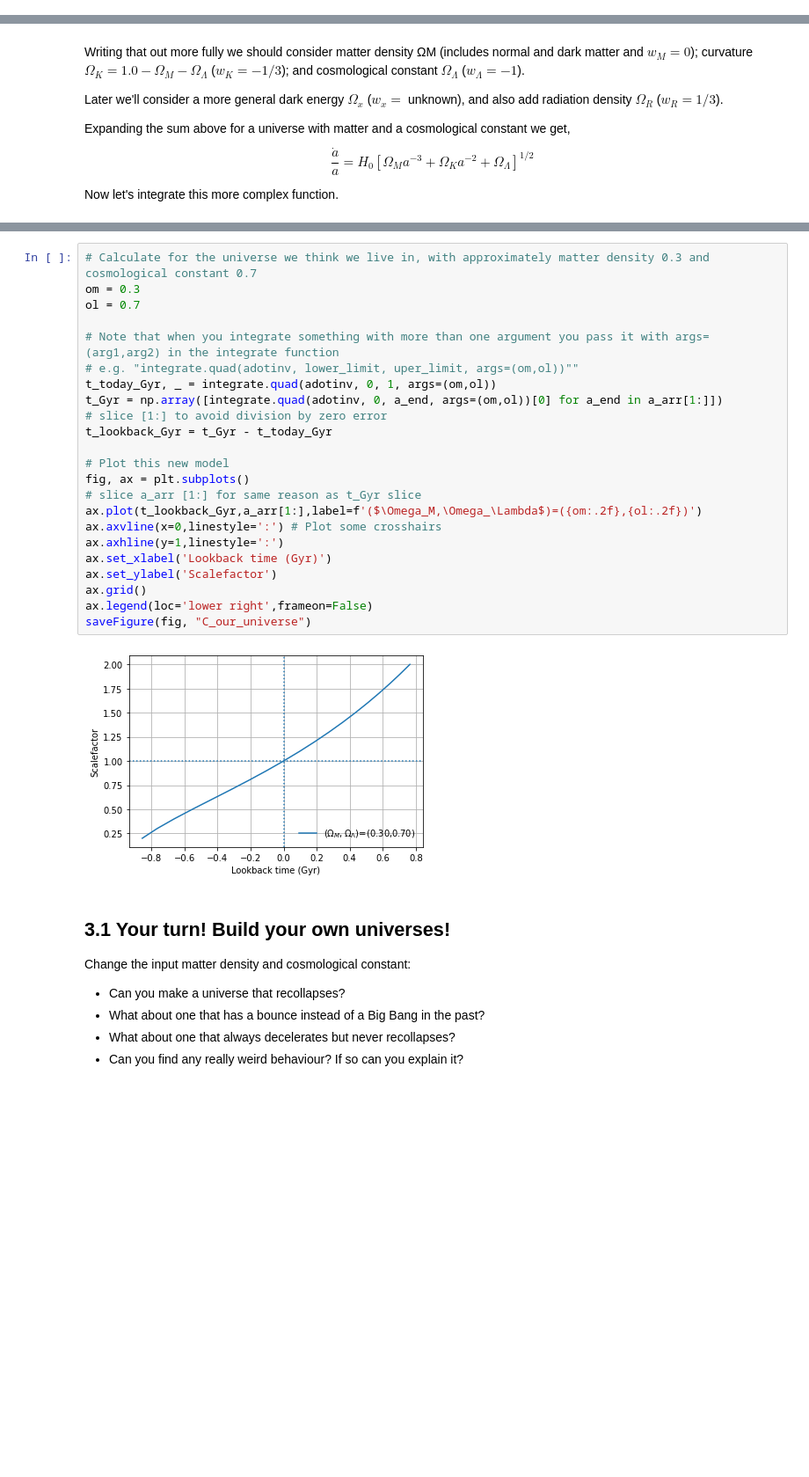
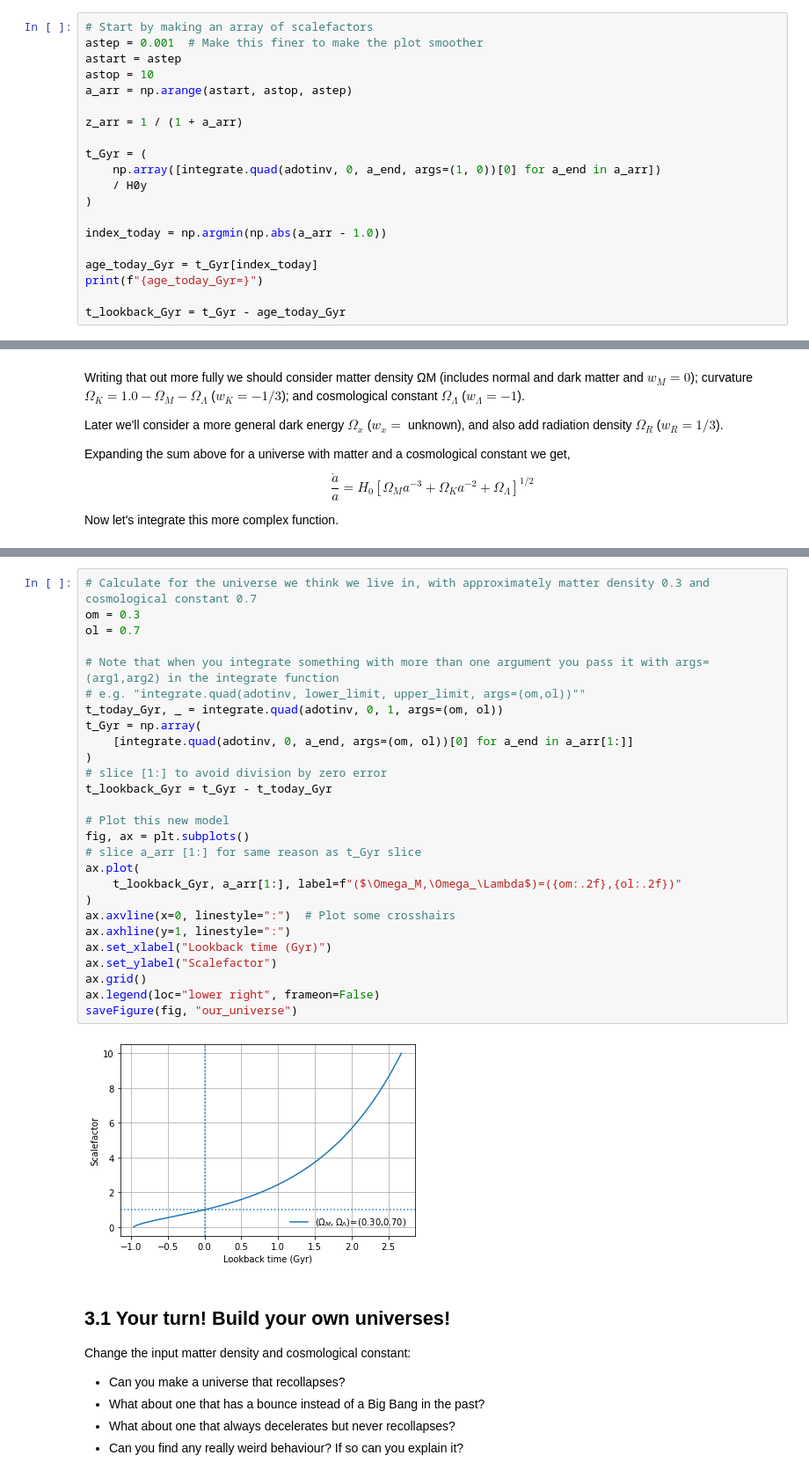
Before and after one commit to Eldred777/Cosmological_Project, a Jupyter notebook: CosmologyIntroduction/Ciaran_intro.ipynb, the cells around one changed output, grey strips where cells are left out. Shown: that part at 88% size. Drawn from its saved outputs; the diff is of its cells as text; blank space fills up the shorter version.

Commit message:
Formatting of plots

```diff
--- a/CosmologyIntroduction/Ciaran_intro.ipynb
+++ b/CosmologyIntroduction/Ciaran_intro.ipynb
@@ -183,0 +255,20 @@ Text(0, 0.5, 'Scalefactor')
+# %%
+# Start by making an array of scalefactors
+astep = 0.001  # Make this finer to make the plot smoother
+astart = astep
+astop = 10
+a_arr = np.arange(astart, astop, astep)
+
+z_arr = 1 / (1 + a_arr)
+
+t_Gyr = (
+    np.array([integrate.quad(adotinv, 0, a_end, args=(1, 0))[0] for a_end in a_arr])
+    / H0y
+)
+
+index_today = np.argmin(np.abs(a_arr - 1.0))
+
+age_today_Gyr = t_Gyr[index_today]
+print(f"{age_today_Gyr=}")
+
+t_lookback_Gyr = t_Gyr - age_today_Gyr
@@ -212,28 +327,32 @@ def adotinv(a,om,ol) -> float:
 # %%
 # Calculate for the universe we think we live in, with approximately matter density 0.3 and cosmological constant 0.7
 om = 0.3
 ol = 0.7
 
 # Note that when you integrate something with more than one argument you pass it with args=(arg1,arg2) in the integrate function
-# e.g. "integrate.quad(adotinv, lower_limit, uper_limit, args=(om,ol))""
-t_today_Gyr, _ = integrate.quad(adotinv, 0, 1, args=(om,ol))
-t_Gyr = np.array([integrate.quad(adotinv, 0, a_end, args=(om,ol))[0] for a_end in a_arr[1:]])
+# e.g. "integrate.quad(adotinv, lower_limit, upper_limit, args=(om,ol))""
+t_today_Gyr, _ = integrate.quad(adotinv, 0, 1, args=(om, ol))
+t_Gyr = np.array(
+    [integrate.quad(adotinv, 0, a_end, args=(om, ol))[0] for a_end in a_arr[1:]]
+)
 # slice [1:] to avoid division by zero error
 t_lookback_Gyr = t_Gyr - t_today_Gyr
 
 # Plot this new model
 fig, ax = plt.subplots()
 # slice a_arr [1:] for same reason as t_Gyr slice
-ax.plot(t_lookback_Gyr,a_arr[1:],label=f'($\Omega_M,\Omega_\Lambda$)=({om:.2f},{ol:.2f})')
-ax.axvline(x=0,linestyle=':') # Plot some crosshairs
-ax.axhline(y=1,linestyle=':')
-ax.set_xlabel('Lookback time (Gyr)')
-ax.set_ylabel('Scalefactor')
+ax.plot(
+    t_lookback_Gyr, a_arr[1:], label=f"($\Omega_M,\Omega_\Lambda$)=({om:.2f},{ol:.2f})"
+)
+ax.axvline(x=0, linestyle=":")  # Plot some crosshairs
+ax.axhline(y=1, linestyle=":")
+ax.set_xlabel("Lookback time (Gyr)")
+ax.set_ylabel("Scalefactor")
 ax.grid()
-ax.legend(loc='lower right',frameon=False)
-saveFigure(fig, "C_our_universe")
+ax.legend(loc="lower right", frameon=False)
+saveFigure(fig, "our_universe")
 # %% [output]
-[figure, old version]
+[figure, new version]
 # %% [markdown]
 ## 3.1 Your turn! Build your own universes!
 
```
Also changed, not shown: parts of 29 cells of this notebook, 3 other files.
